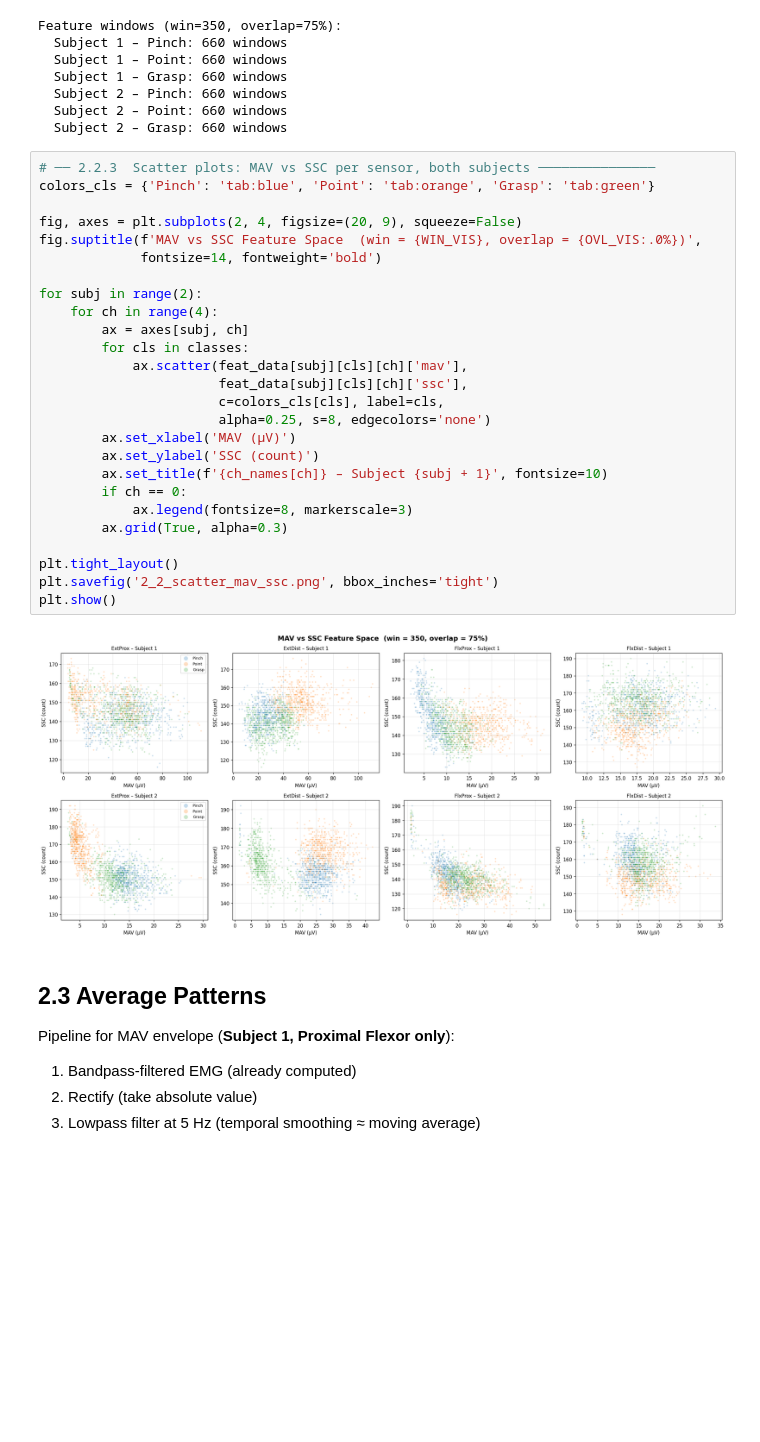
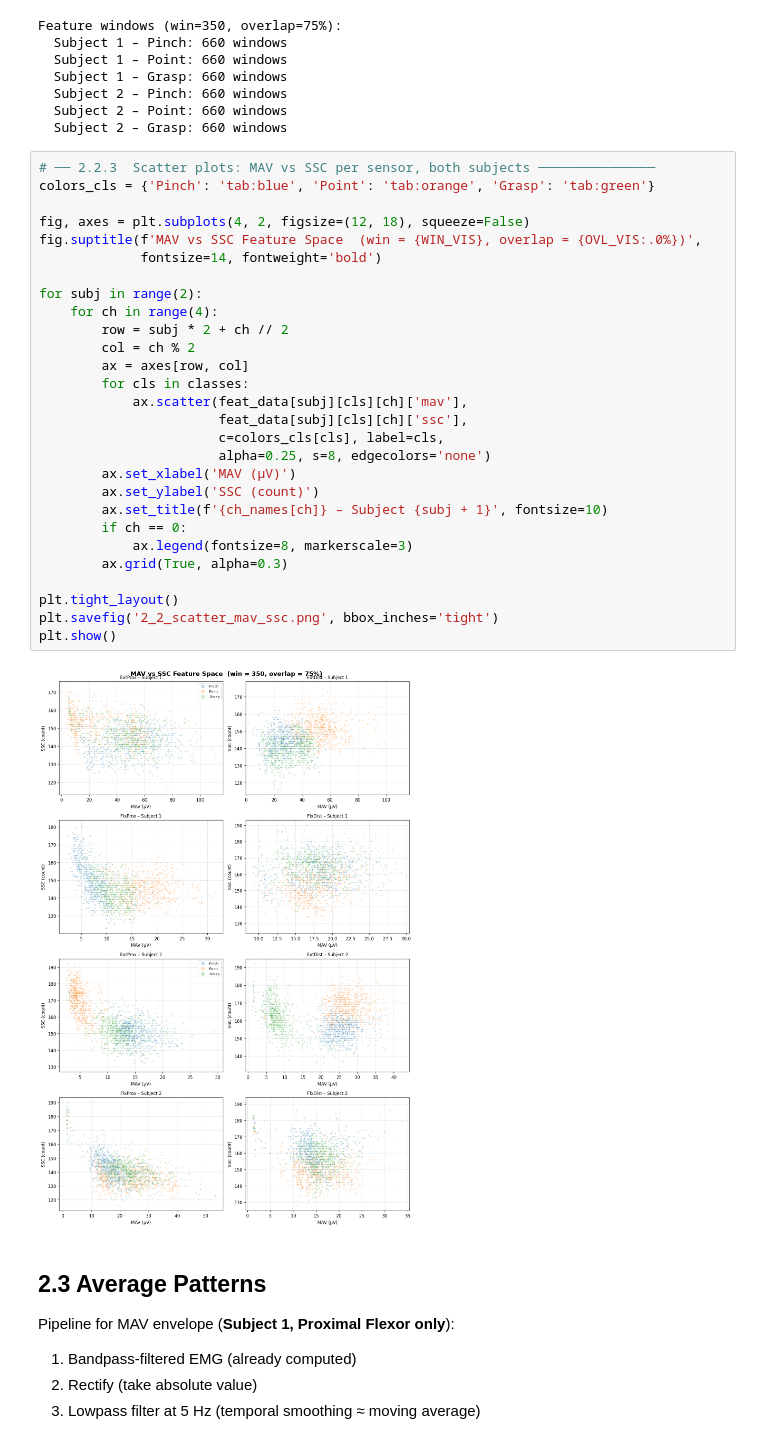
Before and after one commit to pulipakaa24/ECE374N, a Jupyter notebook: HW_2_sp23_EE374N-385J_Neural_Eng_EMGanalysis/HW2_EMG_Analysis.ipynb, the cells around one changed output. Saved outputs shown, nothing was run; the diff lists cells and outputs as text; blank space fills up the shorter version.

```diff
--- a/HW_2_sp23_EE374N-385J_Neural_Eng_EMGanalysis/HW2_EMG_Analysis.ipynb
+++ b/HW_2_sp23_EE374N-385J_Neural_Eng_EMGanalysis/HW2_EMG_Analysis.ipynb
@@ -555,31 +555,33 @@ Feature windows (win=350, overlap=75%):
 # %%
 # ── 2.2.3  Scatter plots: MAV vs SSC per sensor, both subjects ───────────────
 colors_cls = {'Pinch': 'tab:blue', 'Point': 'tab:orange', 'Grasp': 'tab:green'}
 
-fig, axes = plt.subplots(2, 4, figsize=(20, 9), squeeze=False)
+fig, axes = plt.subplots(4, 2, figsize=(12, 18), squeeze=False)
 fig.suptitle(f'MAV vs SSC Feature Space  (win = {WIN_VIS}, overlap = {OVL_VIS:.0%})',
              fontsize=14, fontweight='bold')
 
 for subj in range(2):
     for ch in range(4):
-        ax = axes[subj, ch]
+        row = subj * 2 + ch // 2
+        col = ch % 2
+        ax = axes[row, col]
         for cls in classes:
             ax.scatter(feat_data[subj][cls][ch]['mav'],
                        feat_data[subj][cls][ch]['ssc'],
                        c=colors_cls[cls], label=cls,
                        alpha=0.25, s=8, edgecolors='none')
         ax.set_xlabel('MAV (µV)')
         ax.set_ylabel('SSC (count)')
         ax.set_title(f'{ch_names[ch]} – Subject {subj + 1}', fontsize=10)
         if ch == 0:
             ax.legend(fontsize=8, markerscale=3)
         ax.grid(True, alpha=0.3)
 
 plt.tight_layout()
 plt.savefig('2_2_scatter_mav_ssc.png', bbox_inches='tight')
 plt.show()
 # %% [output]
-[figure, old version]
+[figure, new version]
 # %% [markdown]
 ## 2.3 Average Patterns
 
```
Also changed, not shown: parts of 2 cells of this notebook, 10 other files.
